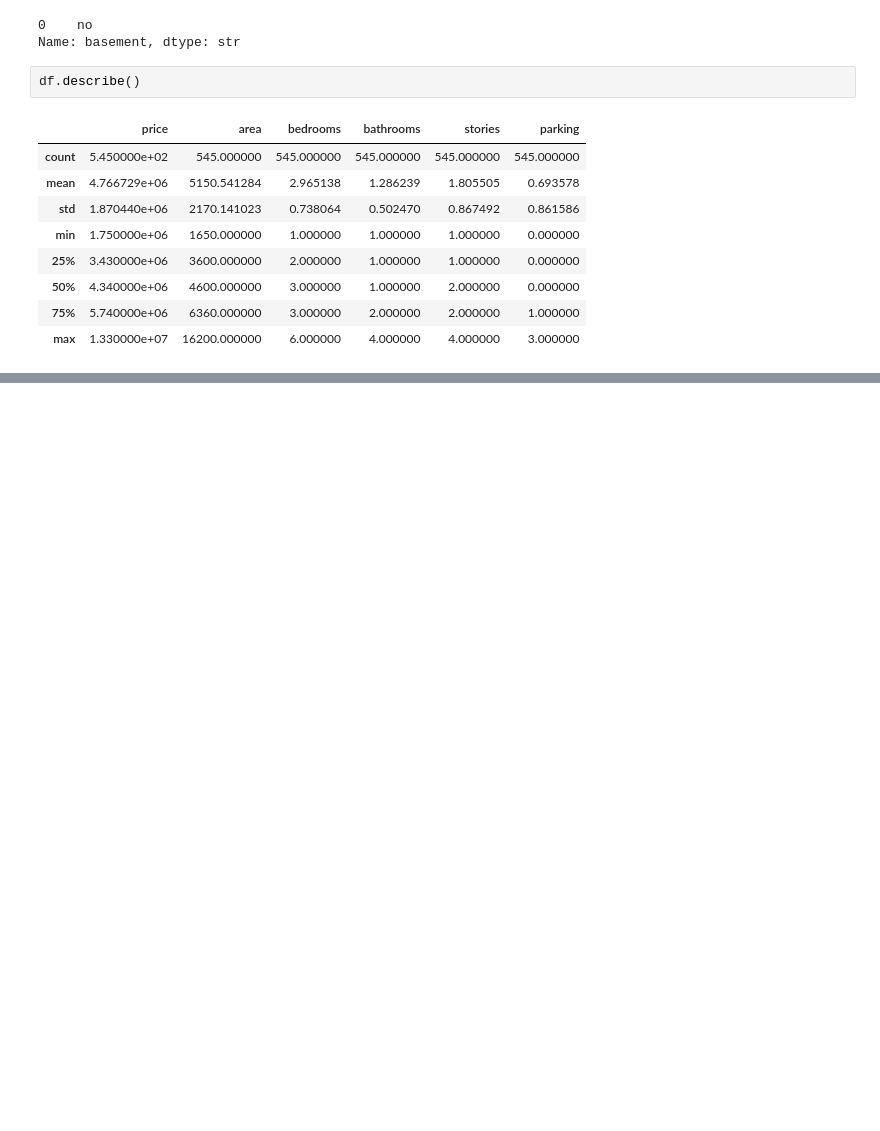
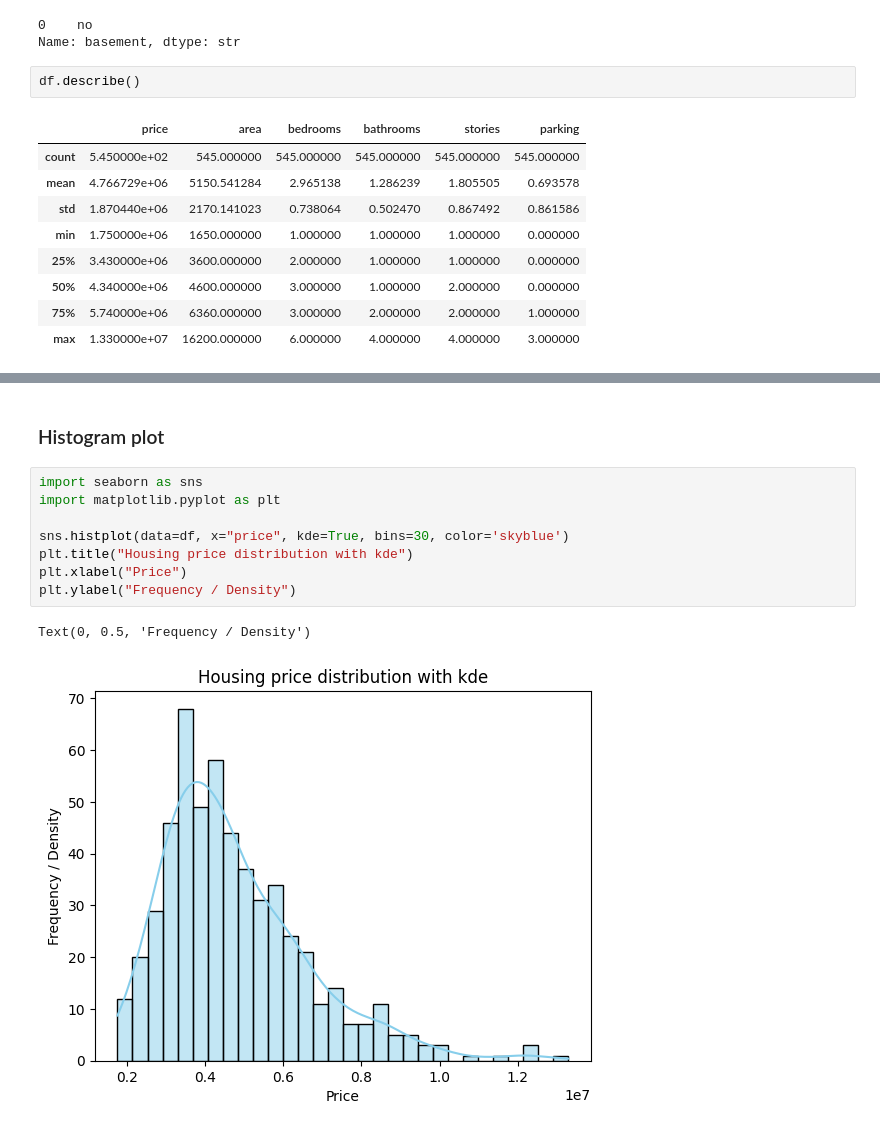
Before and after one commit to hamzasand/ML_from_Scratch, a Jupyter notebook: data_visualization/visualization.ipynb, the cells around one changed output, grey strips where cells are left out. Saved outputs shown, nothing was run; the diff lists cells and outputs as text; blank space fills up the shorter version.

```diff
--- a/data_visualization/visualization.ipynb
+++ b/data_visualization/visualization.ipynb
@@ -71,0 +86,13 @@ df.describe()
+# %% [markdown]
+### Histogram plot
+# %%
+import seaborn as sns
+import matplotlib.pyplot as plt
+
+sns.histplot(data=df, x="price", kde=True, bins=30, color='skyblue')
+plt.title("Housing price distribution with kde")
+plt.xlabel("Price")
+plt.ylabel("Frequency / Density")
+# %% [output]
+Text(0, 0.5, 'Frequency / Density')
+[figure, added]
```
Also changed, not shown: parts of 3 cells of this notebook.
